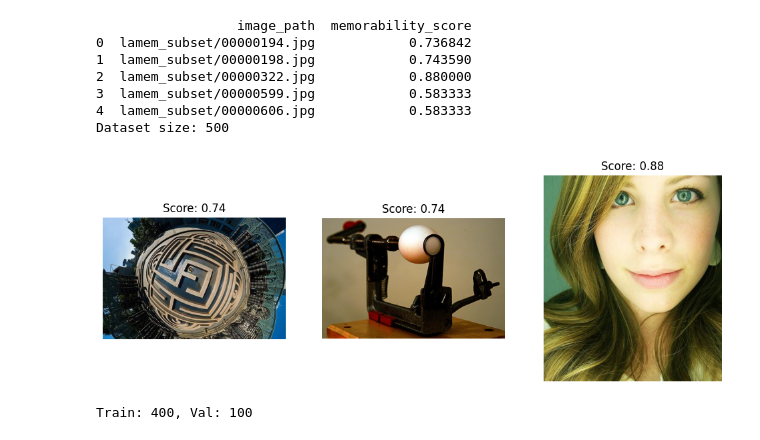
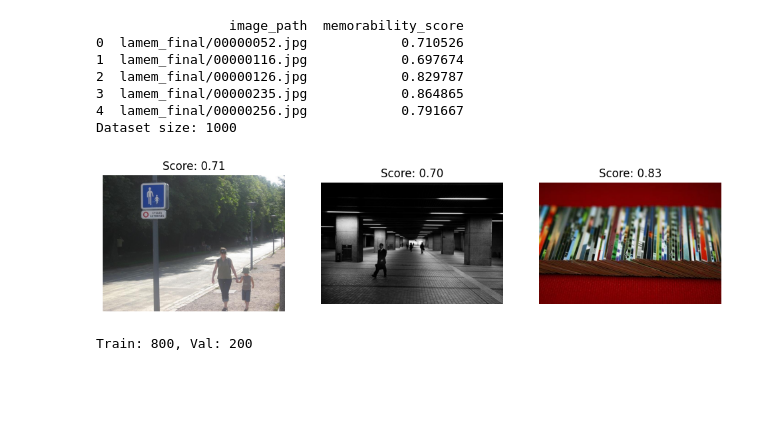
Before and after one commit to beccangruenberg/CU-STATUN3106-image-memorability, a Jupyter notebook: final_submission/ml_pipeline.ipynb, the cells around one changed output. Drawn from its saved outputs; the diff is of its cells as text; code cells hidden in the pictures; blank space fills up the shorter version.

Commit message:
Updated paths for final submission

```diff
--- a/final_submission/ml_pipeline.ipynb
+++ b/final_submission/ml_pipeline.ipynb
@@ -34,31 +34,31 @@ Requirement already satisfied: mdurl~=0.1 in /usr/local/lib/python3.12/dist-pack
 # %%
 import os
 import pandas as pd
 from PIL import Image
 import matplotlib.pyplot as plt
 
 
-df = pd.read_csv(f'{DATA_PATH}/data/lamem_prototype_images/image_list_with_scores.csv')
+df = pd.read_csv(f'{DATA_PATH}/data/image_list_final_with_scores.csv')
 print(df.head())
 print(f"Dataset size: {len(df)}")
 
 # Sanity check: show a few images with their scores
 fig, axes = plt.subplots(1, 3, figsize=(12, 4))
 for i, ax in enumerate(axes):
-    img = Image.open(f"{DATA_PATH}/data/lamem_prototype_images/{df.iloc[i]['image_path']}")
+    img = Image.open(f"{DATA_PATH}/data/{df.iloc[i]['image_path']}")
     ax.imshow(img)
     ax.set_title(f"Score: {df.iloc[i]['memorability_score']:.2f}")
     ax.axis('off')
 plt.show()
 # %% [output]
-                  image_path  memorability_score
-0  lamem_subset/00000194.jpg            0.736842
-1  lamem_subset/00000198.jpg            0.743590
-2  lamem_subset/00000322.jpg            0.880000
-3  lamem_subset/00000599.jpg            0.583333
-4  lamem_subset/00000606.jpg            0.583333
-Dataset size: 500
+                 image_path  memorability_score
+0  lamem_final/00000052.jpg            0.710526
+1  lamem_final/00000116.jpg            0.697674
+2  lamem_final/00000126.jpg            0.829787
+3  lamem_final/00000235.jpg            0.864865
+4  lamem_final/00000256.jpg            0.791667
+Dataset size: 1000
-[figure, old version]
+[figure, new version]
 # %%
 import torch
 from torch.utils.data import Dataset, DataLoader
@@ -87,7 +87,7 @@ transform = transforms.Compose([
     transforms.Normalize([0.485, 0.456, 0.406], [0.229, 0.224, 0.225])
 ])
 
-img_dir = f"{DATA_PATH}/data/lamem_prototype_images/"
+img_dir = f"{DATA_PATH}/data/"
 
 
 train_df, val_df = train_test_split(df, test_size=0.2, random_state=42)
@@ -96,7 +96,7 @@ val_loader = DataLoader(LaMemDataset(val_df, img_dir, transform), batch_size=32)
 
 print(f"Train: {len(train_df)}, Val: {len(val_df)}")
 # %% [output]
-Train: 400, Val: 100
+Train: 800, Val: 200
 # %%
 import torch.nn as nn
 import timm
```
Also changed, not shown: parts of 4 cells of this notebook.
